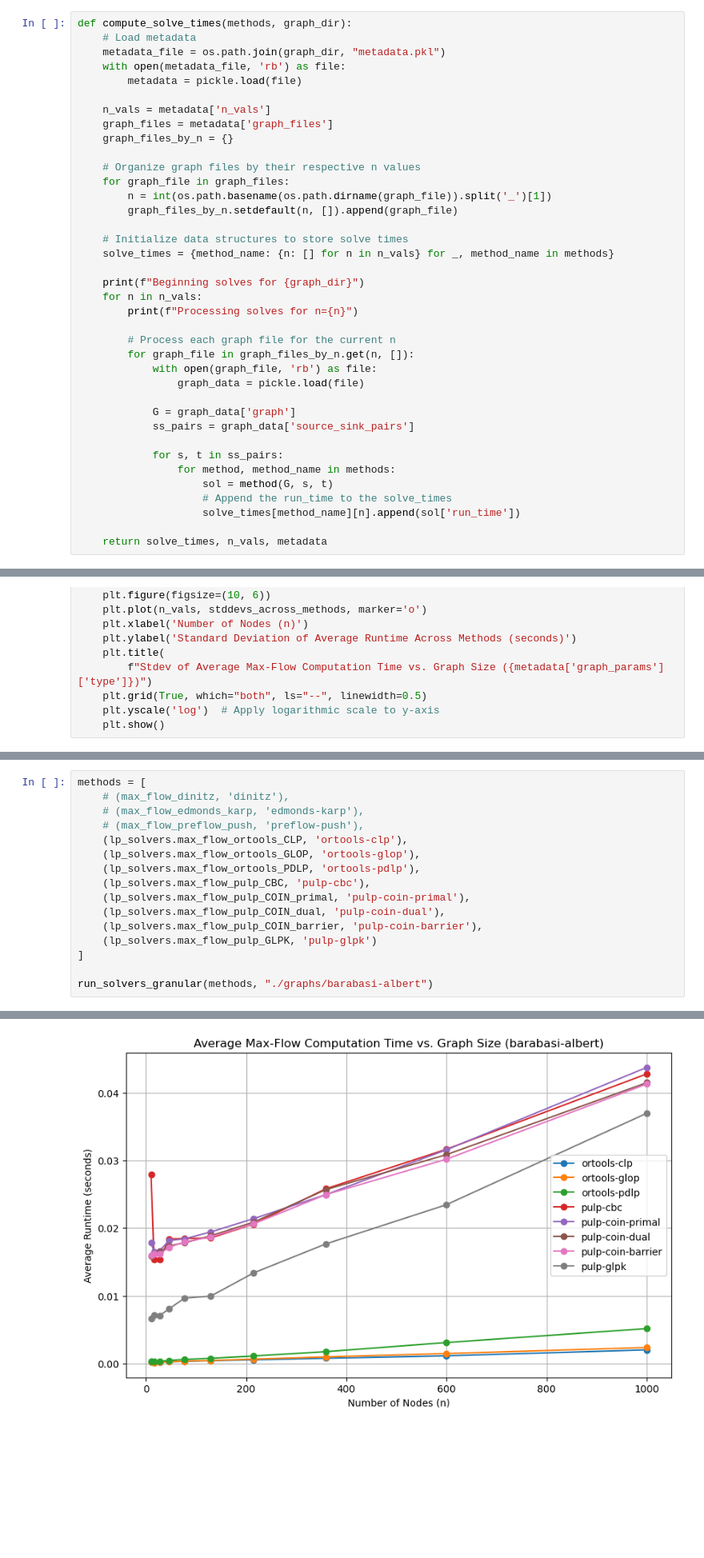
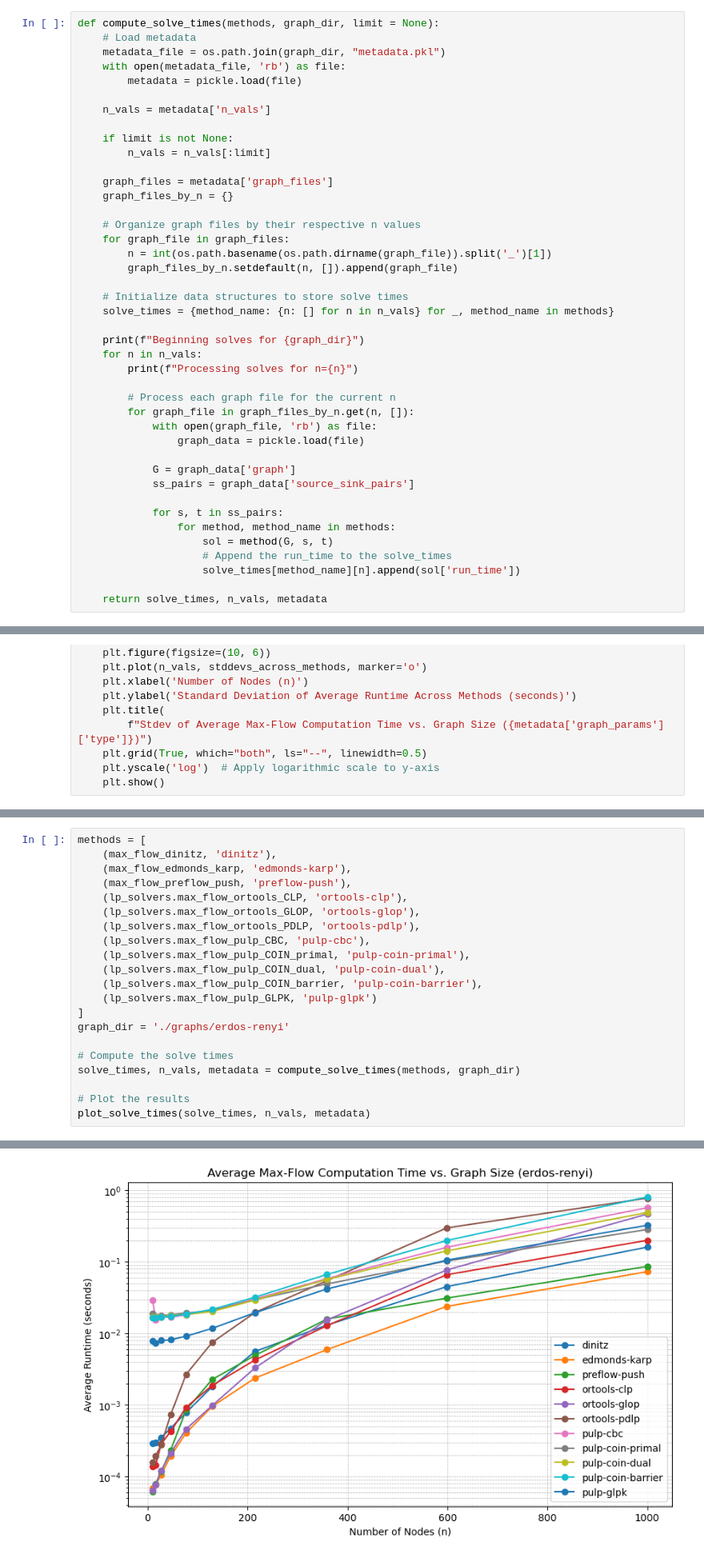
Before and after one commit to DE-JL/am205-project, a Jupyter notebook: main.ipynb, the cells around one changed output, grey strips where cells are left out. Shown at 80% size. Drawn from its saved outputs; the diff is of its cells as text; blank space fills up the shorter version.

```diff
--- a/main.ipynb
+++ b/main.ipynb
@@ -84,11 +90,15 @@ KeyboardInterrupt:
 # %%
-def compute_solve_times(methods, graph_dir):
+def compute_solve_times(methods, graph_dir, limit = None):
     # Load metadata
     metadata_file = os.path.join(graph_dir, "metadata.pkl")
     with open(metadata_file, 'rb') as file:
         metadata = pickle.load(file)
 
     n_vals = metadata['n_vals']
+
+    if limit is not None:
+        n_vals = n_vals[:limit]
+
     graph_files = metadata['graph_files']
     graph_files_by_n = {}
 
@@ -220,8 +279,8 @@ PulpSolverError: Pulp: cannot execute cbc cwd: /Users/danielli/harvard/fa24/am20
 # %%
 methods = [
-    # (max_flow_dinitz, 'dinitz'),
-    # (max_flow_edmonds_karp, 'edmonds-karp'),
-    # (max_flow_preflow_push, 'preflow-push'),
+    (max_flow_dinitz, 'dinitz'),
+    (max_flow_edmonds_karp, 'edmonds-karp'),
+    (max_flow_preflow_push, 'preflow-push'),
     (lp_solvers.max_flow_ortools_CLP, 'ortools-clp'),
     (lp_solvers.max_flow_ortools_GLOP, 'ortools-glop'),
     (lp_solvers.max_flow_ortools_PDLP, 'ortools-pdlp'),
@@ -231,6 +290,11 @@ methods = [
     (lp_solvers.max_flow_pulp_COIN_barrier, 'pulp-coin-barrier'),
     (lp_solvers.max_flow_pulp_GLPK, 'pulp-glpk')
 ]
+graph_dir = './graphs/erdos-renyi'
 
-run_solvers_granular(methods, "./graphs/barabasi-albert")
+# Compute the solve times
+solve_times, n_vals, metadata = compute_solve_times(methods, graph_dir)
+
+# Plot the results
+plot_solve_times(solve_times, n_vals, metadata)
 # %% [output]
@@ -238,11 +302,11 @@ Beginning solves for ./graphs/barabasi-albert
 Processing solves for n=10
 Processing solves for n=16
 Processing solves for n=27
 Processing solves for n=46
 Processing solves for n=77
 Processing solves for n=129
 Processing solves for n=215
 Processing solves for n=359
 Processing solves for n=599
 Processing solves for n=1000
-[figure, old version]
+[figure, new version]
```
Also changed, not shown: parts of 12 cells of this notebook, 5 other files.
